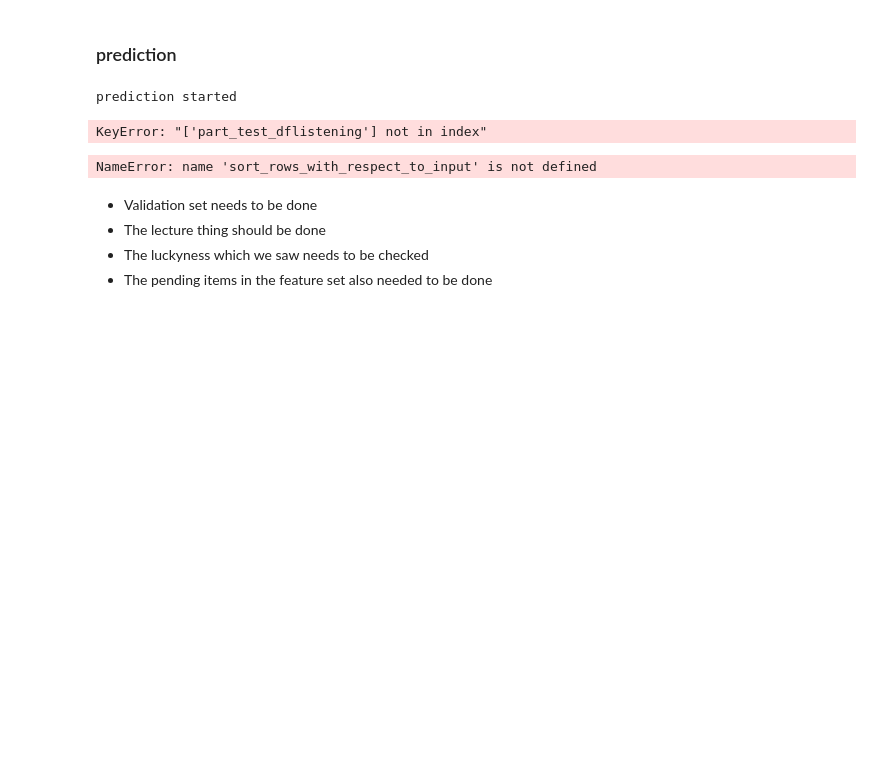
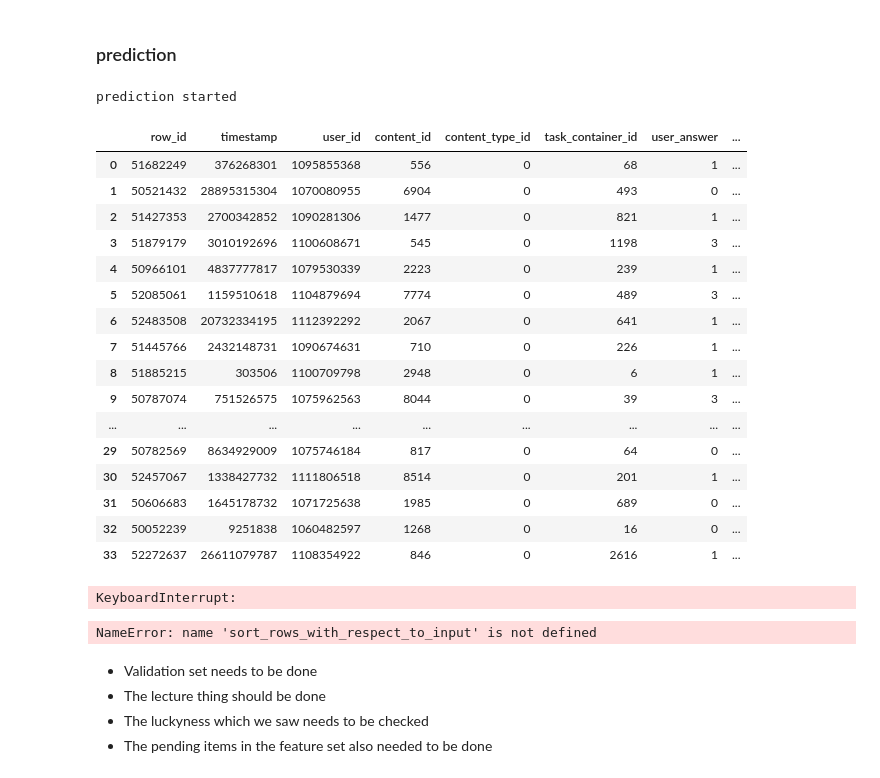
Before and after one commit to Joel-hanson/my-riiid-competition, a Jupyter notebook: original.ipynb, the cells around one changed output. Drawn from its saved outputs; the diff is of its cells as text; code cells hidden in the pictures; blank space fills up the shorter version.

```diff
--- a/original.ipynb
+++ b/original.ipynb
@@ -905,10 +934,31 @@ if KAGGLE:
     iter_test = env.iter_test()
     set_predict = env.predict
 else:
+    target_df = target_df.sample(frac=1).reset_index(drop=True)
     iter_test = Iter_Valid(target_df, max_user=1000)
     predicted = []
 # %% [output]
 prediction started
+# %%
+next(iter_test)[0]
+# %% [output]
+|  | row_id | timestamp | user_id | content_id | content_type_id | task_container_id | user_answer | ... |
+| 0 | 51682249 | 376268301 | 1095855368 | 556 | 0 | 68 | 1 | ... |
+| 1 | 50521432 | 28895315304 | 1070080955 | 6904 | 0 | 493 | 0 | ... |
+| 2 | 51427353 | 2700342852 | 1090281306 | 1477 | 0 | 821 | 1 | ... |
+| 3 | 51879179 | 3010192696 | 1100608671 | 545 | 0 | 1198 | 3 | ... |
+| 4 | 50966101 | 4837777817 | 1079530339 | 2223 | 0 | 239 | 1 | ... |
+| 5 | 52085061 | 1159510618 | 1104879694 | 7774 | 0 | 489 | 3 | ... |
+| 6 | 52483508 | 20732334195 | 1112392292 | 2067 | 0 | 641 | 1 | ... |
+| 7 | 51445766 | 2432148731 | 1090674631 | 710 | 0 | 226 | 1 | ... |
+| 8 | 51885215 | 303506 | 1100709798 | 2948 | 0 | 6 | 1 | ... |
+| 9 | 50787074 | 751526575 | 1075962563 | 8044 | 0 | 39 | 3 | ... |
+| ... | ... | ... | ... | ... | ... | ... | ... | ... |
+| 29 | 50782569 | 8634929009 | 1075746184 | 817 | 0 | 64 | 0 | ... |
+| 30 | 52457067 | 1338427732 | 1111806518 | 8514 | 0 | 201 | 1 | ... |
+| 31 | 50606683 | 1645178732 | 1071725638 | 1985 | 0 | 689 | 0 | ... |
+| 32 | 50052239 | 9251838 | 1060482597 | 1268 | 0 | 16 | 0 | ... |
+| 33 | 52272637 | 26611079787 | 1108354922 | 846 | 0 | 2616 | 1 | ... |
 # %%
 # train_df_copy = train_df.copy()
 # train_df = train_df_copy
@@ -931,7 +981,7 @@ def sort_rows_with_respect_to_input(df, sorter):
     print(df)
     return df
 # %%
-pbar = tqdm(total=2500000)
+pbar = tqdm(total=2500000, position=0, leave=True)
 sort_ids = []
 # if not test_df.empty:
 # for index, (_, test_df) in enumerate(iter_test):
@@ -939,13 +989,13 @@ for index, (test_df, _) in enumerate(iter_test):
 
     if index != 0:
         # Do the operation for populating the values for the question answers
-        previous_test_dfdf['answered_correctly'] = eval(test_df['prior_group_answers_correct'].iloc[0])
-        previous_test_dfgroups_dict = previous_test_dfdf[['row_id', 'answered_correctly']].set_index('row_id').to_dict(orient='index')
+        previous_test_df['answered_correctly'] = eval(test_df['prior_group_answers_correct'].iloc[0])
+        previous_test_dfgroups_dict = previous_test_df[['row_id', 'answered_correctly']].set_index('row_id').to_dict(orient='index')
         previous_group_filter = ((train_df['predict'] == True) & (train_df['answered_correctly'].isna()))
         train_df.loc[previous_group_filter, ['answered_correctly']] = train_df[previous_group_filter].apply(lambda row: previous_test_dfgroups_dict[row.prediction_row_id].get('answered_correctly'), axis=1)
 
     train_df['predict'] = False
-    previous_test_dfdf = test_df.copy()
+    previous_test_df = test_df.copy()
     sort_ids.extend(list(test_df['row_id'].values))
 
     test_df.rename(columns={'row_id': 'prediction_row_id'}, inplace=True)
@@ -1108,7 +1158,7 @@ for index, (test_df, _) in enumerate(iter_test):
     pbar.update(len(predictions_list))
 print('prediction done')
 # %% [output]
-KeyError: "['part_test_dflistening'] not in index"
+KeyboardInterrupt:
 # %%
 if KAGGLE:
     y_true = target_df[target_df.content_type_id == 0].answered_correctly
```
Also changed, not shown: parts of 2 cells of this notebook.
